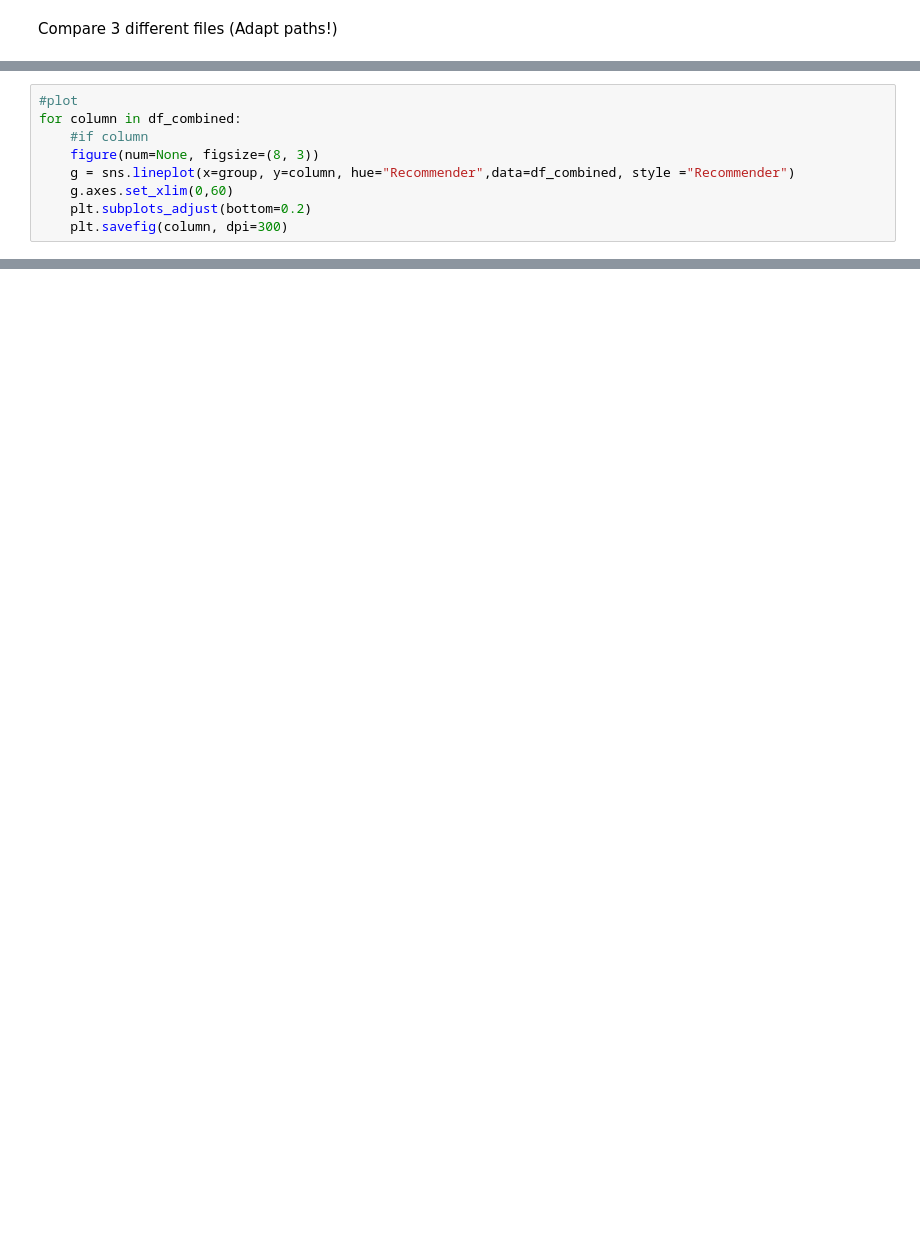
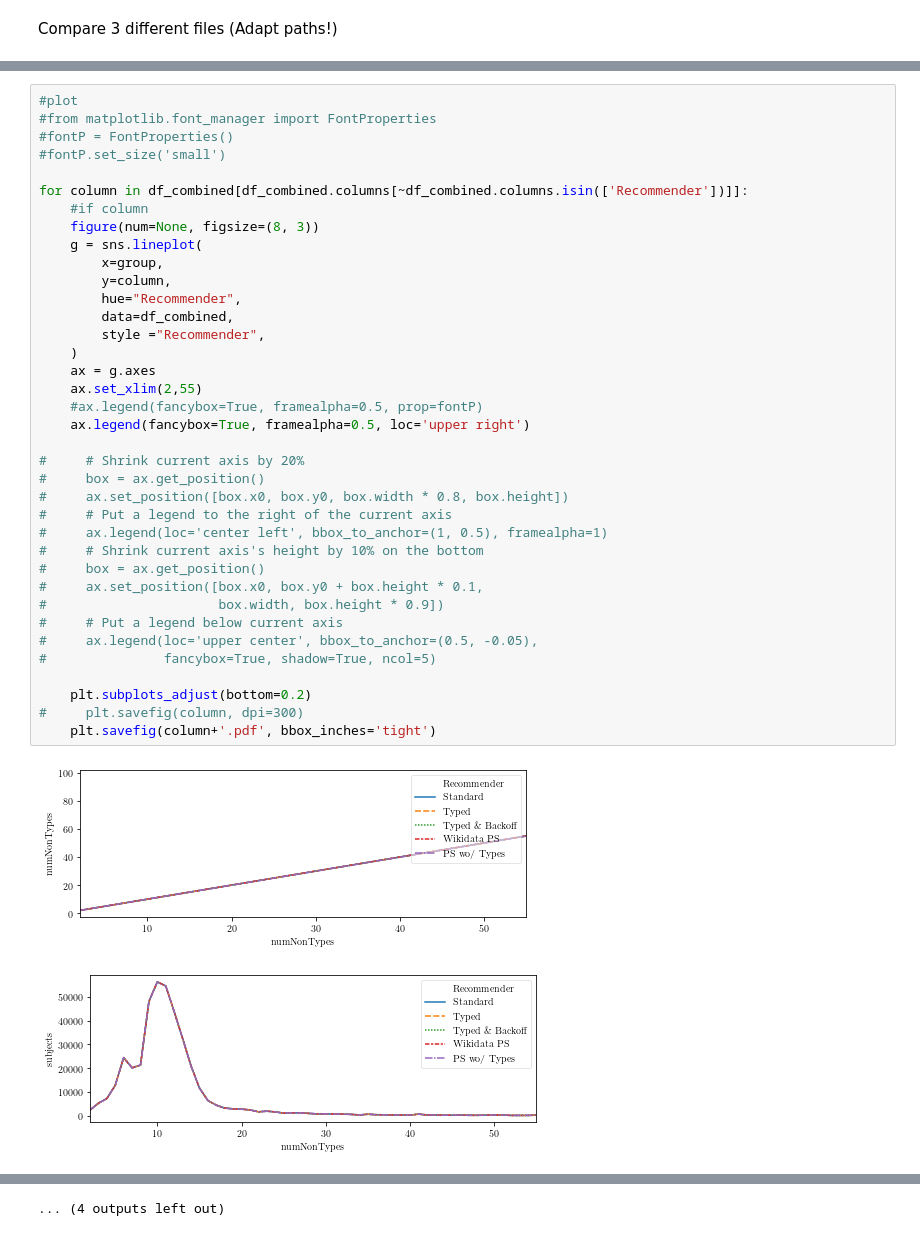
Before and after one commit to lgleim/SchemaTreeRecommender, a Jupyter notebook: evaluation/visualization_single_evaluation.ipynb, the cells around one changed output, grey strips where cells are left out. Cells and saved outputs as stored; diff of their text form; blank space fills up the shorter version.

```diff
--- a/evaluation/visualization_single_evaluation.ipynb
+++ b/evaluation/visualization_single_evaluation.ipynb
@@ -52,9 +67,0 @@ aggregated
-# %%
-#plot
-for column in df_combined:
-    #if column
-    figure(num=None, figsize=(8, 3))
-    g = sns.lineplot(x=group, y=column, hue="Recommender",data=df_combined, style ="Recommender")
-    g.axes.set_xlim(0,60)
-    plt.subplots_adjust(bottom=0.2)
-    plt.savefig(column, dpi=300)
@@ -74,0 +68,40 @@ DataError: No numeric types to aggregate
+# %%
+#plot
+#from matplotlib.font_manager import FontProperties
+#fontP = FontProperties()
+#fontP.set_size('small')
+
+for column in df_combined[df_combined.columns[~df_combined.columns.isin(['Recommender'])]]:
+    #if column
+    figure(num=None, figsize=(8, 3))
+    g = sns.lineplot(
+        x=group,
+        y=column,
+        hue="Recommender",
+        data=df_combined,
+        style ="Recommender",
+    )
+    ax = g.axes
+    ax.set_xlim(2,55)
+    #ax.legend(fancybox=True, framealpha=0.5, prop=fontP)
+    ax.legend(fancybox=True, framealpha=0.5, loc='upper right')
+
+#     # Shrink current axis by 20%
+#     box = ax.get_position()
+#     ax.set_position([box.x0, box.y0, box.width * 0.8, box.height])
+#     # Put a legend to the right of the current axis
+#     ax.legend(loc='center left', bbox_to_anchor=(1, 0.5), framealpha=1)
+#     # Shrink current axis's height by 10% on the bottom
+#     box = ax.get_position()
+#     ax.set_position([box.x0, box.y0 + box.height * 0.1,
+#                      box.width, box.height * 0.9])
+#     # Put a legend below current axis
+#     ax.legend(loc='upper center', bbox_to_anchor=(0.5, -0.05),
+#               fancybox=True, shadow=True, ncol=5)
+
+    plt.subplots_adjust(bottom=0.2)
+#     plt.savefig(column, dpi=300)
+    plt.savefig(column+'.pdf', bbox_inches='tight')
+# %% [output]
+[figure, added]
+[figure, added]
@@ -74,0 +118 @@ DataError: No numeric types to aggregate
+... (4 outputs left out)
```
Also changed, not shown: parts of 7 cells of this notebook, 28 other files.
